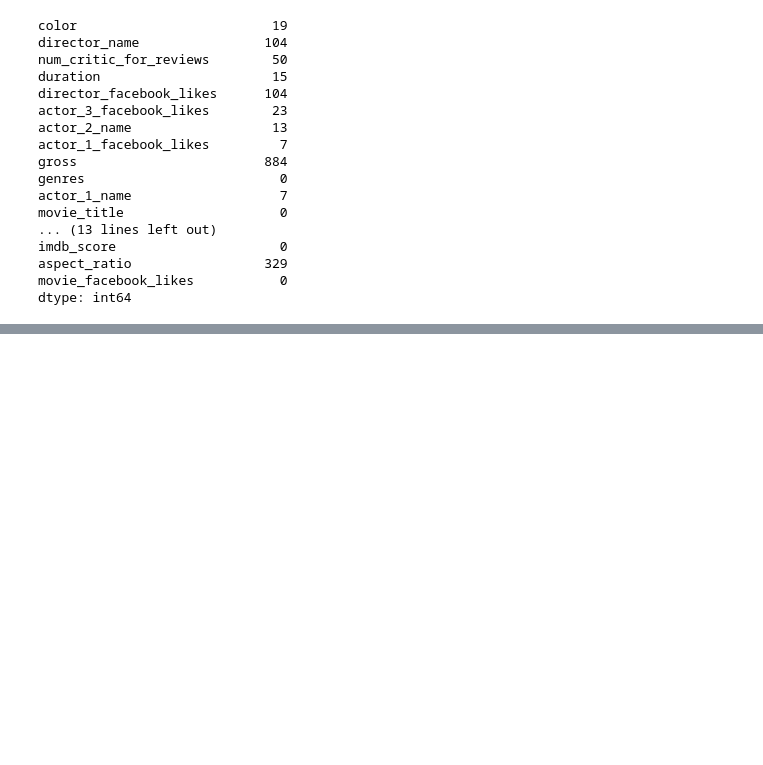
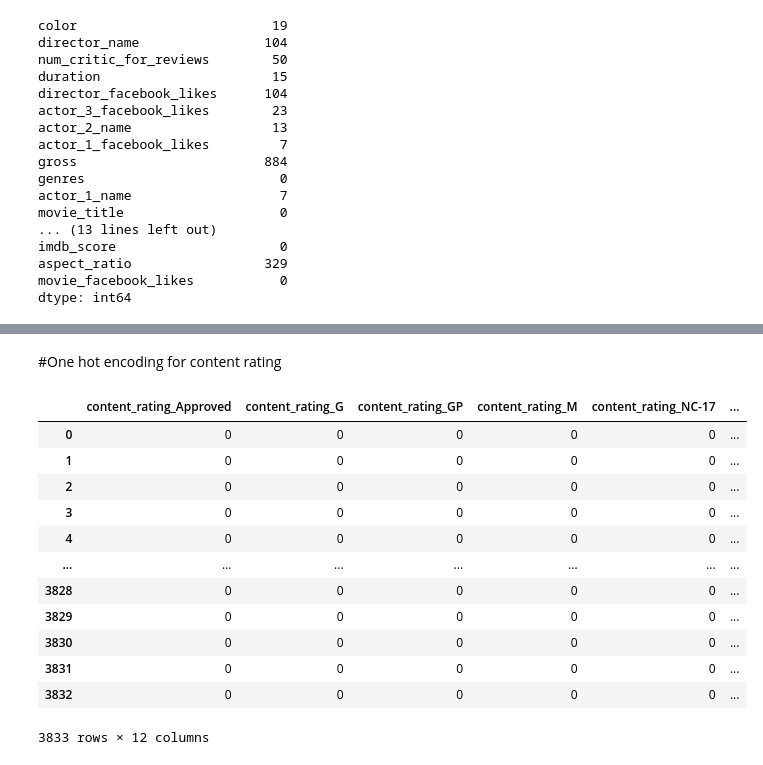
Before and after one commit to parkerhale/demo_project, a Jupyter notebook: Untitled1.ipynb, the cells around one changed output, grey strips where cells are left out. Drawn from its saved outputs; the diff is of its cells as text; code cells hidden in the pictures; blank space fills up the shorter version.

```diff
--- a/Untitled1.ipynb
+++ b/Untitled1.ipynb
@@ -212,0 +295,22 @@ Name: budget, Length: 4263, dtype: float64
+# %%
+data_categoric_cleaned = data_categoric_cleaned.drop(columns=['genres'])
+data_ready = data_categoric_cleaned
+# %% [markdown]
+#One hot encoding for content rating
+# %%
+content_rating = pd.get_dummies(data_ready.content_rating, prefix='content_rating')
+content_rating
+# %% [output]
+|  | content_rating_Approved | content_rating_G | content_rating_GP | content_rating_M | content_rating_NC-17 | ... |
+| 0 | 0 | 0 | 0 | 0 | 0 | ... |
+| 1 | 0 | 0 | 0 | 0 | 0 | ... |
+| 2 | 0 | 0 | 0 | 0 | 0 | ... |
+| 3 | 0 | 0 | 0 | 0 | 0 | ... |
+| 4 | 0 | 0 | 0 | 0 | 0 | ... |
+| ... | ... | ... | ... | ... | ... | ... |
+| 3828 | 0 | 0 | 0 | 0 | 0 | ... |
+| 3829 | 0 | 0 | 0 | 0 | 0 | ... |
+| 3830 | 0 | 0 | 0 | 0 | 0 | ... |
+| 3831 | 0 | 0 | 0 | 0 | 0 | ... |
+| 3832 | 0 | 0 | 0 | 0 | 0 | ... |
+3833 rows × 12 columns
```
Also changed, not shown: parts of 62 cells of this notebook.
